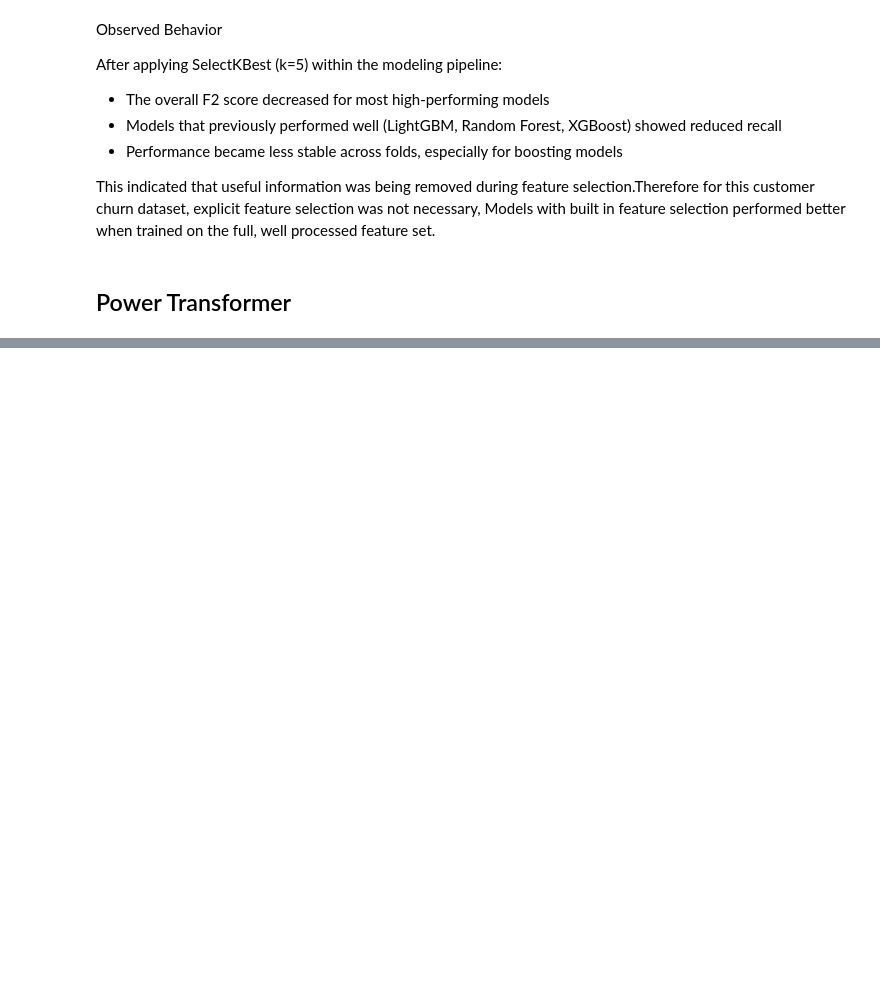
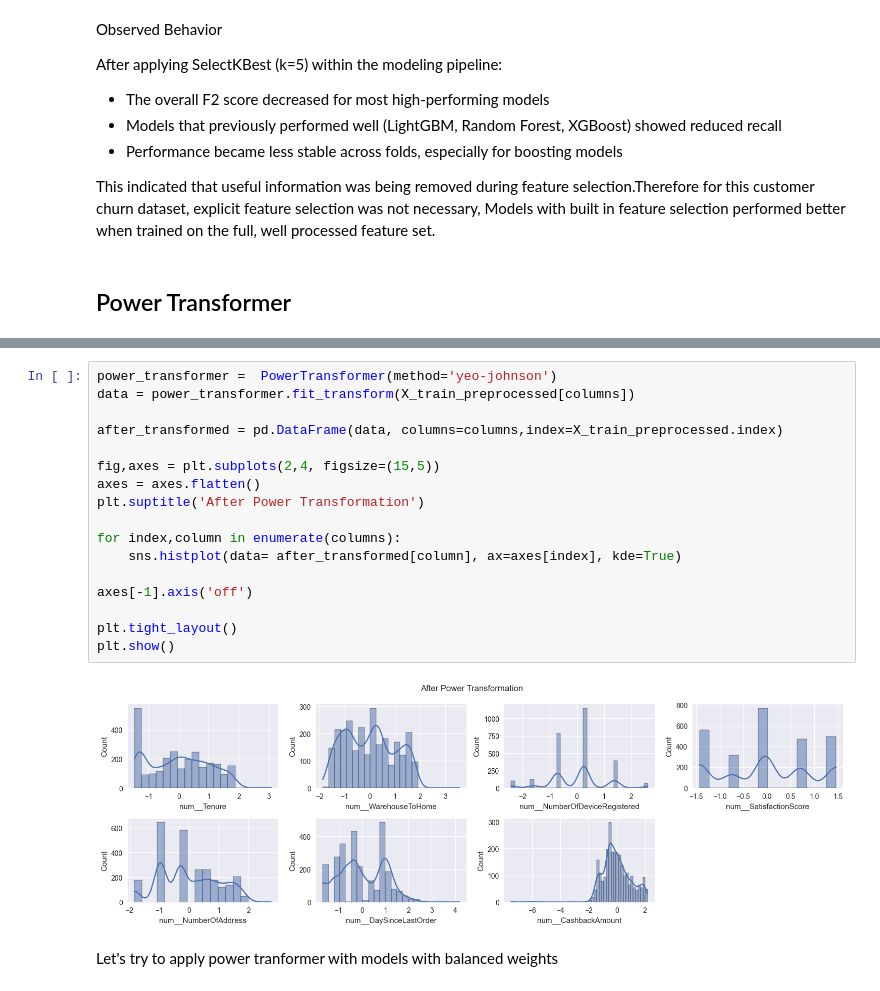
Before and after one commit to nayana-sisil/predictive-customer-churn-ecommerce-retention, a Jupyter notebook: cutomer_churn.ipynb, the cells around one changed output, grey strips where cells are left out. Cells and saved outputs as stored; diff of their text form; blank space fills up the shorter version.

```diff
--- a/cutomer_churn.ipynb
+++ b/cutomer_churn.ipynb
@@ -826,0 +844,21 @@ fig,axes =
+# %%
+power_transformer =  PowerTransformer(method='yeo-johnson')
+data = power_transformer.fit_transform(X_train_preprocessed[columns])
+
+after_transformed = pd.DataFrame(data, columns=columns,index=X_train_preprocessed.index)
+
+fig,axes = plt.subplots(2,4, figsize=(15,5))
+axes = axes.flatten()
+plt.suptitle('After Power Transformation')
+
+for index,column in enumerate(columns):
+    sns.histplot(data= after_transformed[column], ax=axes[index], kde=True)
+
+axes[-1].axis('off')
+
+plt.tight_layout()
+plt.show()
+# %% [output]
+[figure, added]
+# %% [markdown]
+Let's try to apply power tranformer with models with balanced weights
```
Also changed, not shown: parts of 8 cells of this notebook.
